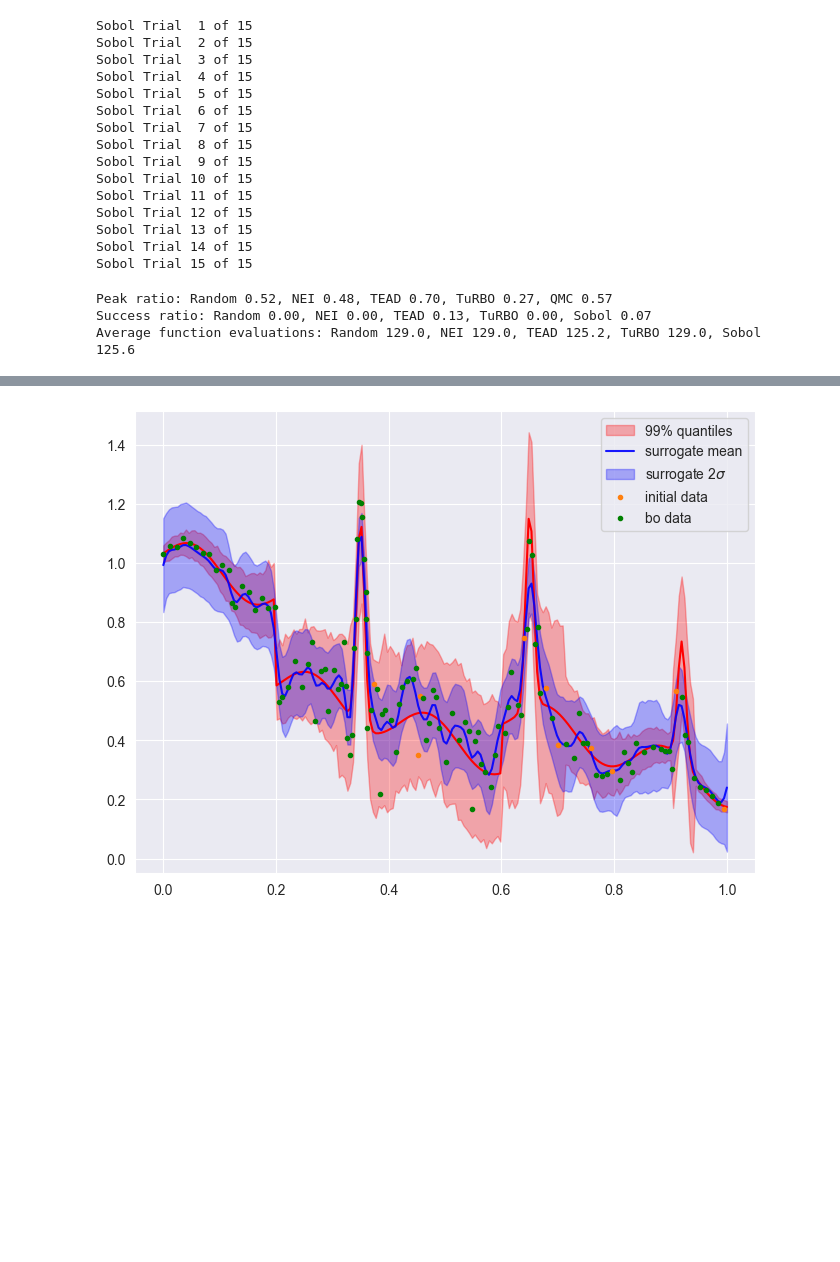
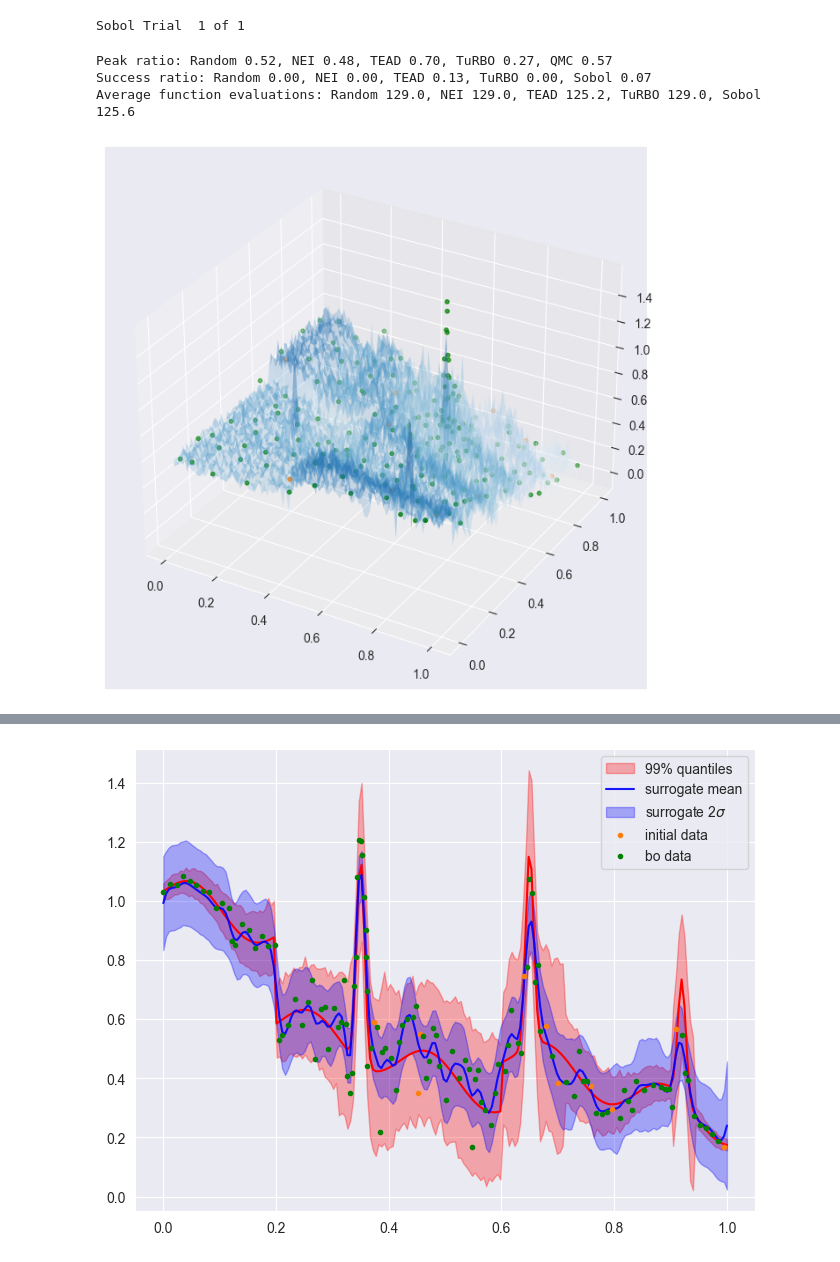
Before and after one commit to acb-code/extrema_search, a Jupyter notebook: src/notebooks/benchmark_nonbalanced_nd.ipynb, the cells around one changed output, grey strips where cells are left out. Saved outputs shown, nothing was run; the diff lists cells and outputs as text; code cells hidden in the pictures; blank space fills up the shorter version.

Commit message:
set up initial loop with tead 2d

```diff
--- a/src/notebooks/benchmark_nonbalanced_nd.ipynb
+++ b/src/notebooks/benchmark_nonbalanced_nd.ipynb
@@ -127,3 +135,8 @@ def outcome_objective(x):
+# %%
+# testing loop functions
+test_train_x = torch.rand(10, 2, dtype=dtype)
+test_obj = outcome_objective(test_train_x)
+best_observed_value = test_obj.max().item()
 # %%
 # set up the GP model for use
 def initialize_model(train_x, train_obj, state_dict=None):
@@ -147,7 +160,7 @@ def generate_initial_data(n=10):
 from botorch.optim import optimize_acqf
 NUM_RESTARTS = 10
 RAW_SAMPLES = 512
-bounds = torch.tensor([[0.0, 1.0],[0.0, 1.0]], device=device, dtype=dtype).unsqueeze(-1)
+bounds = torch.tensor([[0.0, 1.0],[0.0, 1.0]], device=device, dtype=dtype)
 def optimize_acqf_and_get_observation(acq_func):
     """Optimizes the acquisition function, and returns a new candidate and a noisy observation"""
     # optimize
@@ -161,8 +174,7 @@ def optimize_acqf_and_get_observation(acq_func):
     )
     # observe new values
     new_x = candidates.detach()
-    exact_obj = outcome_objective(new_x)
-    new_obj = exact_obj
+    new_obj = outcome_objective(new_x)
     return new_x, new_obj
 
 def update_random_observation():
@@ -220,13 +232,14 @@ def count_evaluations_for_all_peaks(x_obs, y_obs):
 # %%
 from extremasearch.acquisition.turbo import NewTurboState, new_update_state, generate_batch
 from extremasearch.acquisition.tead import global_tead
+from extremasearch.acquisition.qtead import nglobal_tead
 import time
 from botorch.sampling import SobolQMCNormalSampler
 from botorch.acquisition.monte_carlo import qNoisyExpectedImprovement
 from extremasearch.local.localsearch import initialize_scaled_model
 
 N_TRIALS = 1
-N_BATCH = 30 # note +10 for total iteration limit
+N_BATCH = 200 # note +10 for total iteration limit
 MC_SAMPLES = 256
 dim = 2
 N_CANDIDATES = min(5000, max(2000, 200 * dim))
@@ -308,7 +321,7 @@ for trial in range(1, N_TRIALS + 1):
 
         # optimize the acquisition functions
         new_x_nei, new_obj_nei = optimize_acqf_and_get_observation(qNEI)
-        new_x_tead = global_tead(model_tead)
+        new_x_tead = nglobal_tead(model_tead)
         new_obj_tead = outcome_objective(new_x_tead)
         # new_x_turbo = generate_batch(
         #     state=state,
@@ -418,8 +446,8 @@ for trial in range(1, N_TRIALS + 1):
     print(f"\nSobol Trial {trial:>2} of {N_TRIALS} ", end="")
     best_observed_sobol = []
     # get sobol random samples for the trial
-    X_Sobol = SobolEngine(1, scramble=True).draw(N_BATCH+10).to(dtype=dtype, device=device)
-    Y_Sobol = torch.tensor([outcome_objective(x) for x in X_Sobol], dtype=dtype, device=device).unsqueeze(-1)
+    X_Sobol = SobolEngine(dimension=2, scramble=True).draw(N_BATCH+10).to(dtype=dtype, device=device)
+    Y_Sobol = torch.tensor([outcome_objective(x) for x in X_Sobol], dtype=dtype, device=device)
     curMax = torch.max(Y_Sobol[:10])
     for y_val in Y_Sobol[10:]:
         curMax = torch.max(curMax,y_val)
@@ -427,24 +455,10 @@ for trial in range(1, N_TRIALS + 1):
     best_observed_all_sobol.append(best_observed_sobol)
     x_observed_all_sobol.append(X_Sobol)
     y_observed_all_sobol.append(Y_Sobol)
-    distinct_peaks_sobol.append(count_number_peaks_observed(X_Sobol, Y_Sobol))
-    function_evals_sobol.append(count_evaluations_for_all_peaks(X_Sobol, Y_Sobol))
+    # distinct_peaks_sobol.append(count_number_peaks_observed(X_Sobol, Y_Sobol))
+    # function_evals_sobol.append(count_evaluations_for_all_peaks(X_Sobol, Y_Sobol))
 # %% [output]
-Sobol Trial  1 of 15
-Sobol Trial  2 of 15
-Sobol Trial  3 of 15
-Sobol Trial  4 of 15
-Sobol Trial  5 of 15
-Sobol Trial  6 of 15
-Sobol Trial  7 of 15
-Sobol Trial  8 of 15
-Sobol Trial  9 of 15
-Sobol Trial 10 of 15
-Sobol Trial 11 of 15
-Sobol Trial 12 of 15
-Sobol Trial 13 of 15
-Sobol Trial 14 of 15
-Sobol Trial 15 of 15
+Sobol Trial  1 of 1
 # %%
 # collect output data
 # calculate summary metrics
@@ -500 +514,14 @@ fit_gpytorch_mll(mll_turbo)
 None
+# %%
+# plot evaluations for tead - surface
+x1 = torch.arange(0.0, 1.0, 0.01)
+x2 = torch.arange(0.0, 1.0, 0.01)
+X1, X2 = torch.meshgrid([x1, x2])
+Z = noise_1_2d(X1, X2)
+fig, ax = plt.subplots(subplot_kw=dict(projection='3d'), figsize=(10,8))
+surf = ax.plot_surface(X1, X2, Z, cmap='Blues', shade=False, cstride=1, rstride=1, linewidth=0, alpha=0.2)
+ax.scatter(train_x_tead[:,0].numpy()[0:10], train_x_tead[:,1].numpy()[0:10], train_obj_tead.numpy()[0:10], marker='.', color='tab:orange', s=40)
+ax.scatter(train_x_tead[:,0].numpy()[10:], train_x_tead[:,1].numpy()[10:], train_obj_tead.numpy()[10:], marker='.', color='g', s=40)
+plt.savefig(datasavedir + '/'+'2d_mme_noise_tead_evals'+'.png')
+# %% [output]
+[figure, added]
```
Also changed, not shown: parts of 11 cells of this notebook, 2 other files.
